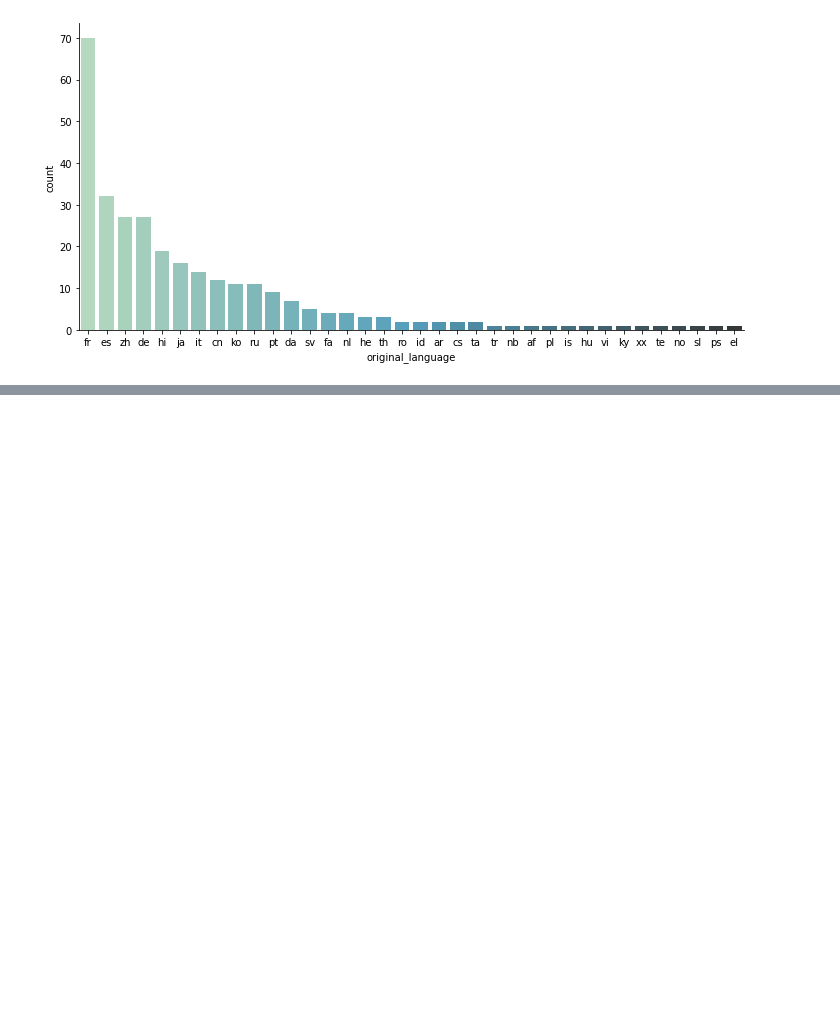
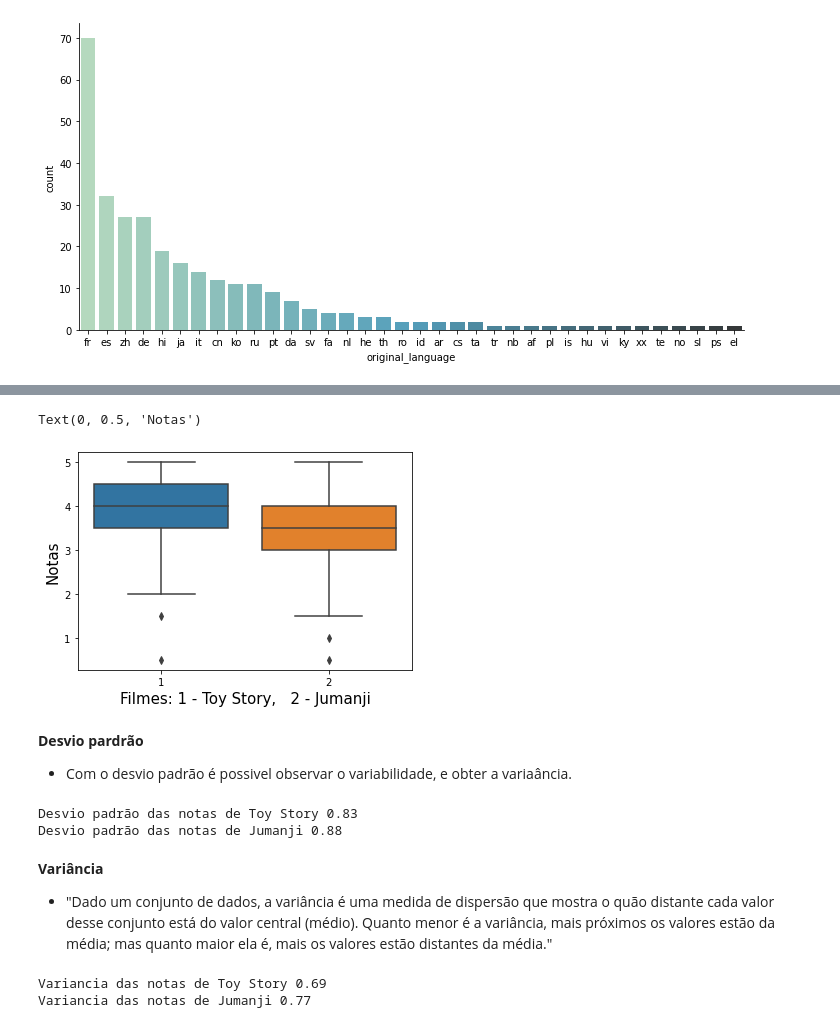
Before and after one commit to vitaoTM/Alura-BootCamp-DataScience, a Jupyter notebook: Analise_de_Filmes.ipynb, the cells around one changed output, grey strips where cells are left out. Saved outputs shown, nothing was run; the diff lists cells and outputs as text; code cells hidden in the pictures; blank space fills up the shorter version.

```diff
--- a/Analise_de_Filmes.ipynb
+++ b/Analise_de_Filmes.ipynb
@@ -255,0 +355,33 @@ sns.catplot(x = "original_language",
+# %%
+# Utilizando Seaborn para plotar o mesmo boxplot
+ax = sns.boxplot(x='filmesID',
+            y = 'nota',
+            data = notas.query('filmesID in [1, 2]')
+            )
+ax.set_xlabel('Filmes: 1 - Toy Story,   2 - Jumanji', fontsize=15)
+ax.set_ylabel('Notas', fontsize=15)
+# %% [output]
+Text(0, 0.5, 'Notas')
+[figure, added]
+# %% [markdown]
+ <font color=greem> **Desvio pardrão**
+
+ * Com o desvio padrão é possivel observar o variabilidade, e obter a variaância.
+# %%
+print(f'Desvio padrão das notas de Toy Story {round(notas_toy_story.nota.std(), 2)}')
+print(f'Desvio padrão das notas de Jumanji {round(notas_jumanji.nota.std(),2)}')
+# %% [output]
+Desvio padrão das notas de Toy Story 0.83
+Desvio padrão das notas de Jumanji 0.88
+# %% [markdown]
+ <font color=greem> **Variância**
+
+
+
+* "Dado um conjunto de dados, a variância é uma medida de dispersão que mostra o quão distante cada valor desse conjunto está do valor central (médio). Quanto menor é a variância, mais próximos os valores estão da média; mas quanto maior ela é, mais os valores estão distantes da média."
+# %%
+print(f'Variancia das notas de Toy Story {round(np.var(notas_toy_story.nota), 2)}')
+print(f'Variancia das notas de Jumanji {round(np.var(notas_jumanji.nota), 2)}')
+# %% [output]
+Variancia das notas de Toy Story 0.69
+Variancia das notas de Jumanji 0.77
```
Also changed, not shown: parts of 19 cells of this notebook.
